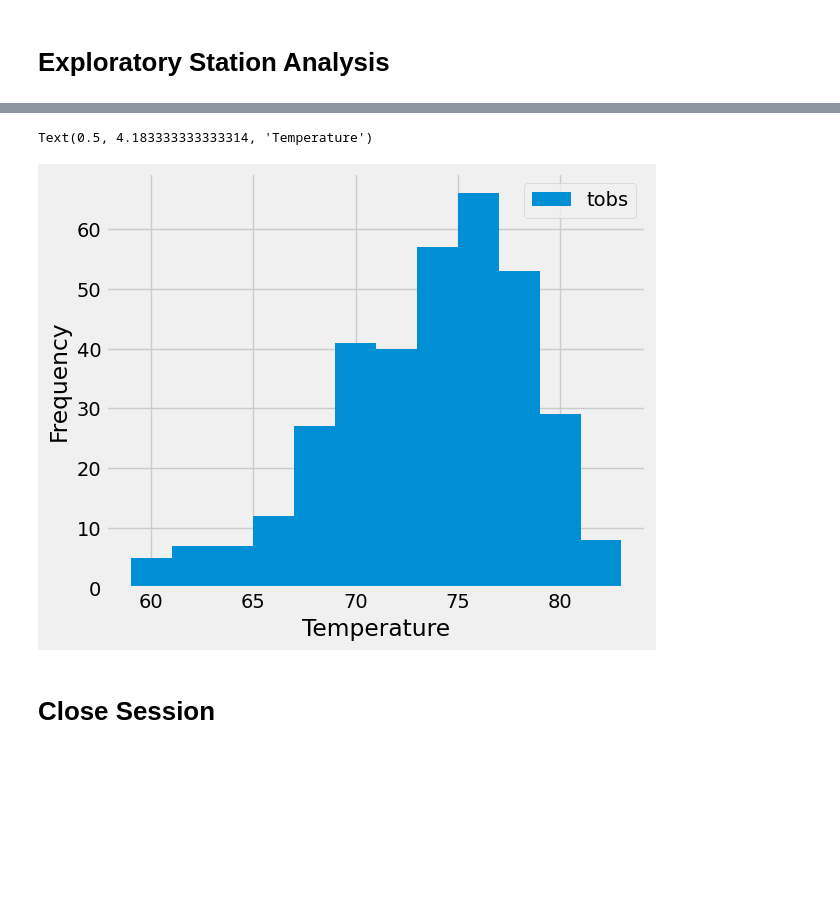
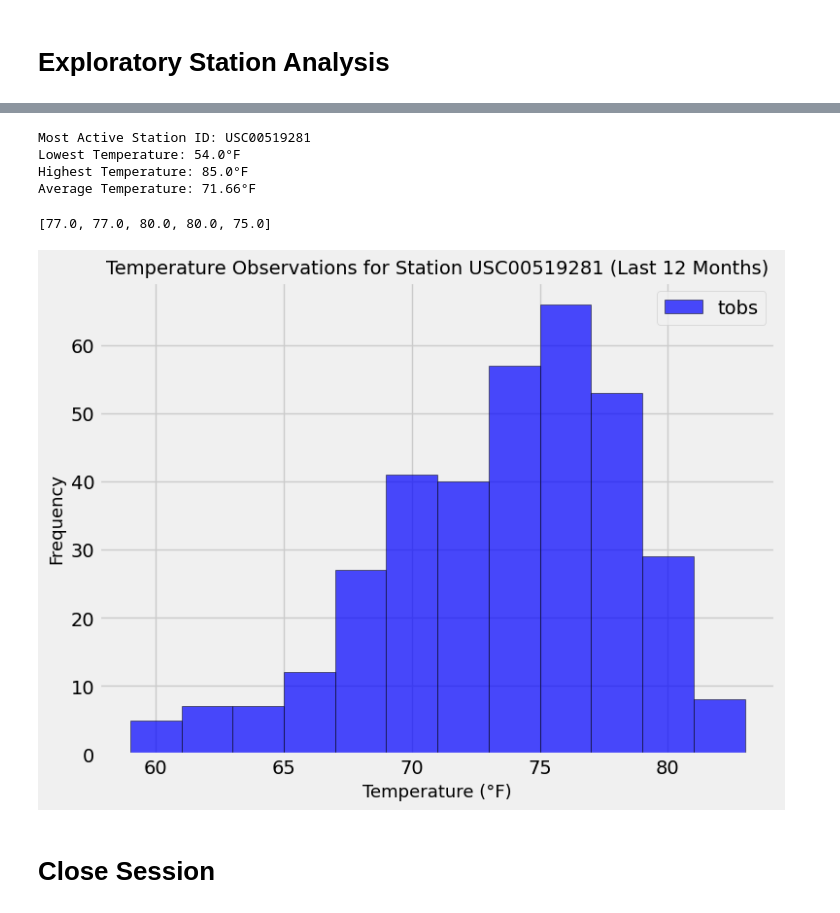
Before and after one commit to BatuhanAysan/sqlalchemy-challenge, a Jupyter notebook: SurfsUp/climate_starter.ipynb, the cells around one changed output, grey strips where cells are left out. Cells and saved outputs as stored; diff of their text form; code cells hidden in the pictures; blank space fills up the shorter version.

```diff
--- a/SurfsUp/climate_starter.ipynb
+++ b/SurfsUp/climate_starter.ipynb
@@ -31,5 +35,6 @@ engine = create_engine("sqlite:///Resources/hawaii.sqlite")
 # %%
 # Create our session (link) from Python to the DB
+session = Session(engine)
 # %% [markdown]
 # Exploratory Precipitation Analysis
 # %%
@@ -77,4 +137,15 @@ Text(0, 0.5, 'Inches')
 # %%
 # Design a query to find the most active stations (i.e. which stations have the most rows?)
 # List the stations and their counts in descending order.
+most_active_stations = (
+    session.query(Measurement.station, func.count(Measurement.station))
+    .group_by(Measurement.station)
+    .order_by(func.count(Measurement.station).desc())
+    .all()
+)
+
+# Print the results
+print("Most Active Stations:")
+for station, count in most_active_stations:
+    print(f"Station: {station}, Count: {count}")
 # %% [output]
@@ -94,9 +162,63 @@ Text(0, 0.5, 'Inches')
+# %%
+# Using the most active station id from the previous query, calculate the lowest, highest, and average temperature.
+most_active_station_id = most_active_stations[0][0]  # First station in the sorted list
+
+# Query to calculate min, max, and avg temperature for the most active station
+temp_stats = (
+    session.query(
+        func.min(Measurement.tobs),
+        func.max(Measurement.tobs),
+        func.avg(Measurement.tobs)
+    )
+    .filter(Measurement.station == most_active_station_id)
+    .all()
+)
+
+# Print the results
+min_temp, max_temp, avg_temp = temp_stats[0]  # Extract values from the result tuple
+print(f"Most Active Station ID: {most_active_station_id}")
+print(f"Lowest Temperature: {min_temp}°F")
+print(f"Highest Temperature: {max_temp}°F")
+print(f"Average Temperature: {avg_temp:.2f}°F")
+# %% [output]
+Most Active Station ID: USC00519281
+Lowest Temperature: 54.0°F
+Highest Temperature: 85.0°F
+Average Temperature: 71.66°F
 # %%
 # Using the most active station id
-# Query the last 12 months of temperature observation data for this station and plot the results as a histogram
+# Query the last 12 months of temperature observation data for this station
+tobs_data = (
+    session.query(Measurement.tobs)
+    .filter(Measurement.station == most_active_station_id)
+    .filter(Measurement.date >= one_year_ago.date())
+    .all()
+)
+
+# Convert query results to a list
+tobs_values = [temp[0] for temp in tobs_data]
+
+# Print the first 5 values to verify
+print(tobs_values[:5])
 # %% [output]
-Text(0.5, 4.183333333333314, 'Temperature')
+[77.0, 77.0, 80.0, 80.0, 75.0]
-[figure, removed]
+# %%
+# Set figure size
+plt.figure(figsize=(8,6))
+
+# Plot histogram
+plt.hist(tobs_values, bins=12, color="b", alpha=0.7, edgecolor="black", label="tobs")
+
+# Formatting
+plt.xlabel("Temperature (°F)", fontsize=13)
+plt.ylabel("Frequency", fontsize=13)
+plt.title(f"Temperature Observations for Station {most_active_station_id} (Last 12 Months)", fontsize=14)
+plt.legend()
+
+# Show the plot
+plt.show()
+# %% [output]
+[figure, added]
 # %% [markdown]
 # Close Session
 # %%
```
Also changed, not shown: parts of 13 cells of this notebook, 1 other file.
